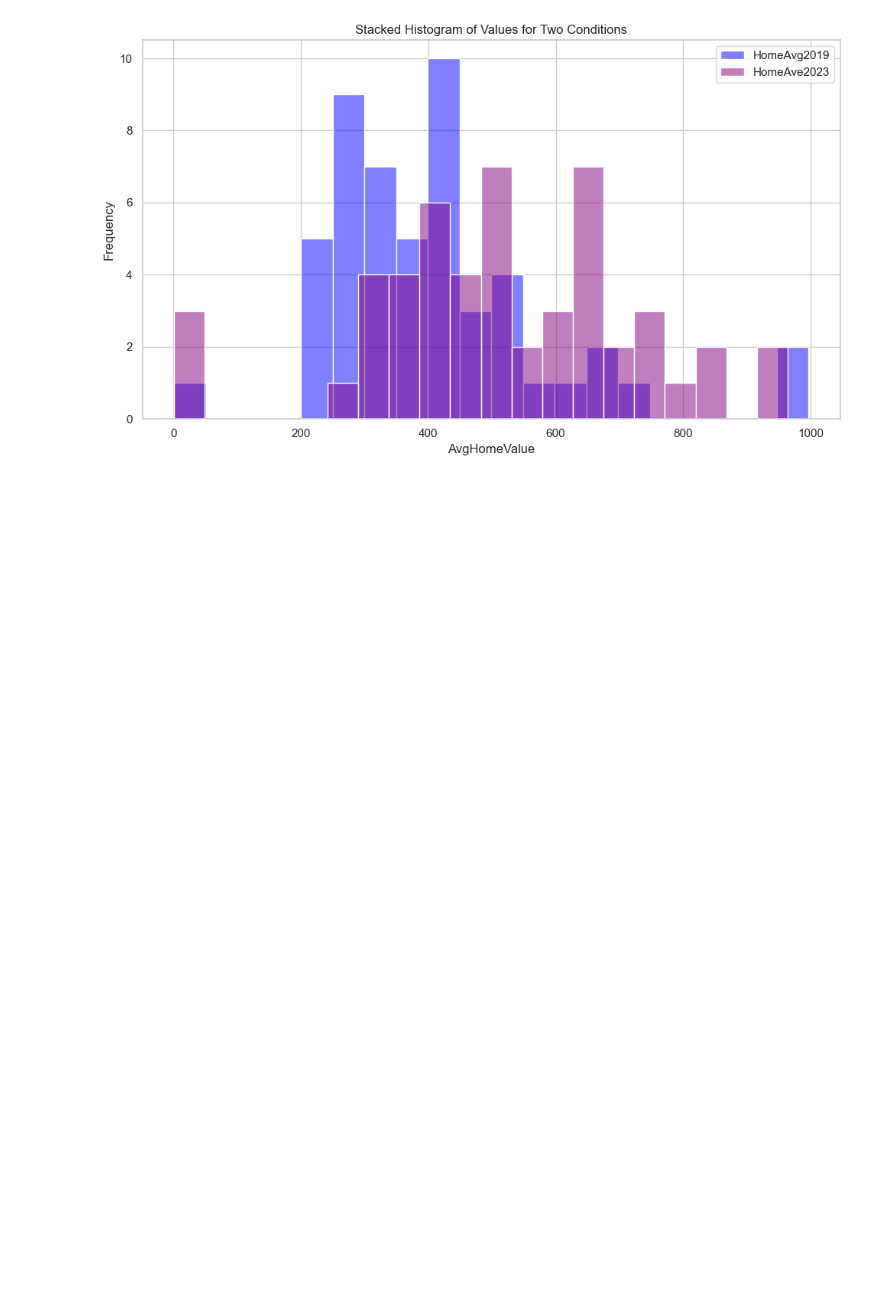
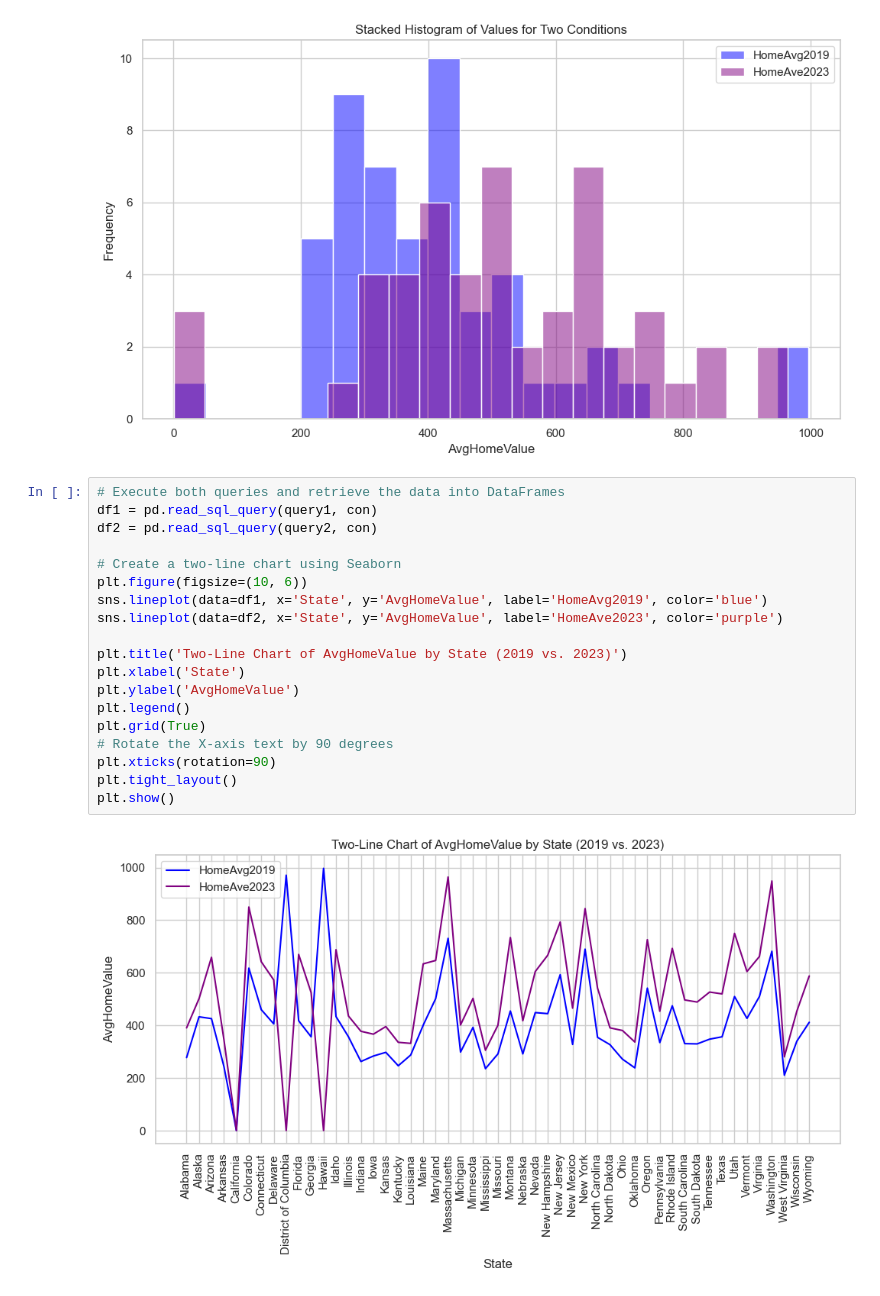
Before and after one commit to guzmanwolfrank/Data, a Jupyter notebook: SQL Zillow/ZillowProject.ipynb, the cells around one changed output. Cells and saved outputs as stored; diff of their text form; blank space fills up the shorter version.

```diff
--- a/SQL Zillow/ZillowProject.ipynb
+++ b/SQL Zillow/ZillowProject.ipynb
@@ -199,3 +210,24 @@ plt.tight_layout()
 plt.show()
 # %% [output]
 [figure]
+# %%
+# Execute both queries and retrieve the data into DataFrames
+df1 = pd.read_sql_query(query1, con)
+df2 = pd.read_sql_query(query2, con)
+
+# Create a two-line chart using Seaborn
+plt.figure(figsize=(10, 6))
+sns.lineplot(data=df1, x='State', y='AvgHomeValue', label='HomeAvg2019', color='blue')
+sns.lineplot(data=df2, x='State', y='AvgHomeValue', label='HomeAve2023', color='purple')
+
+plt.title('Two-Line Chart of AvgHomeValue by State (2019 vs. 2023)')
+plt.xlabel('State')
+plt.ylabel('AvgHomeValue')
+plt.legend()
+plt.grid(True)
+# Rotate the X-axis text by 90 degrees
+plt.xticks(rotation=90)
+plt.tight_layout()
+plt.show()
+# %% [output]
+[figure, added]
```
Also changed, not shown: parts of 4 cells of this notebook.
